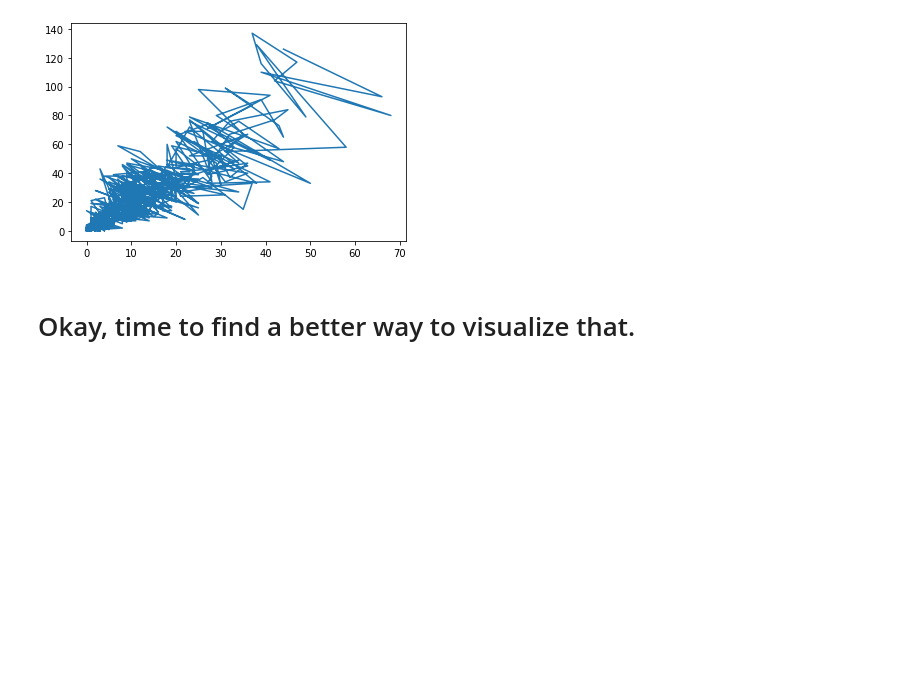
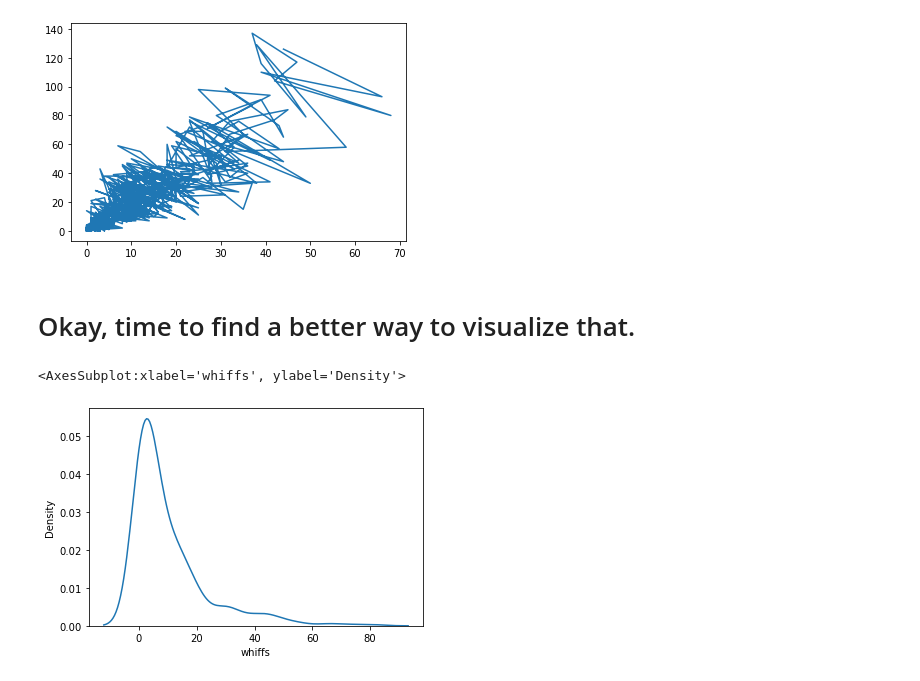
Before and after one commit to Katherine89Lee/Curveball-Data, a Jupyter notebook: Curveballs.ipynb, the cells around one changed output. Drawn from its saved outputs; the diff is of its cells as text; code cells hidden in the pictures; blank space fills up the shorter version.

```diff
--- a/Curveballs.ipynb
+++ b/Curveballs.ipynb
@@ -215,3 +215,8 @@ plt.show()
 [figure]
 # %% [markdown]
 # Okay, time to find a better way to visualize that.
+# %%
+sns.kdeplot(curveballs_clean['whiffs'])
+# %% [output]
+<AxesSubplot:xlabel='whiffs', ylabel='Density'>
+[figure, added]
```
Also changed, not shown: parts of 8 cells of this notebook.
